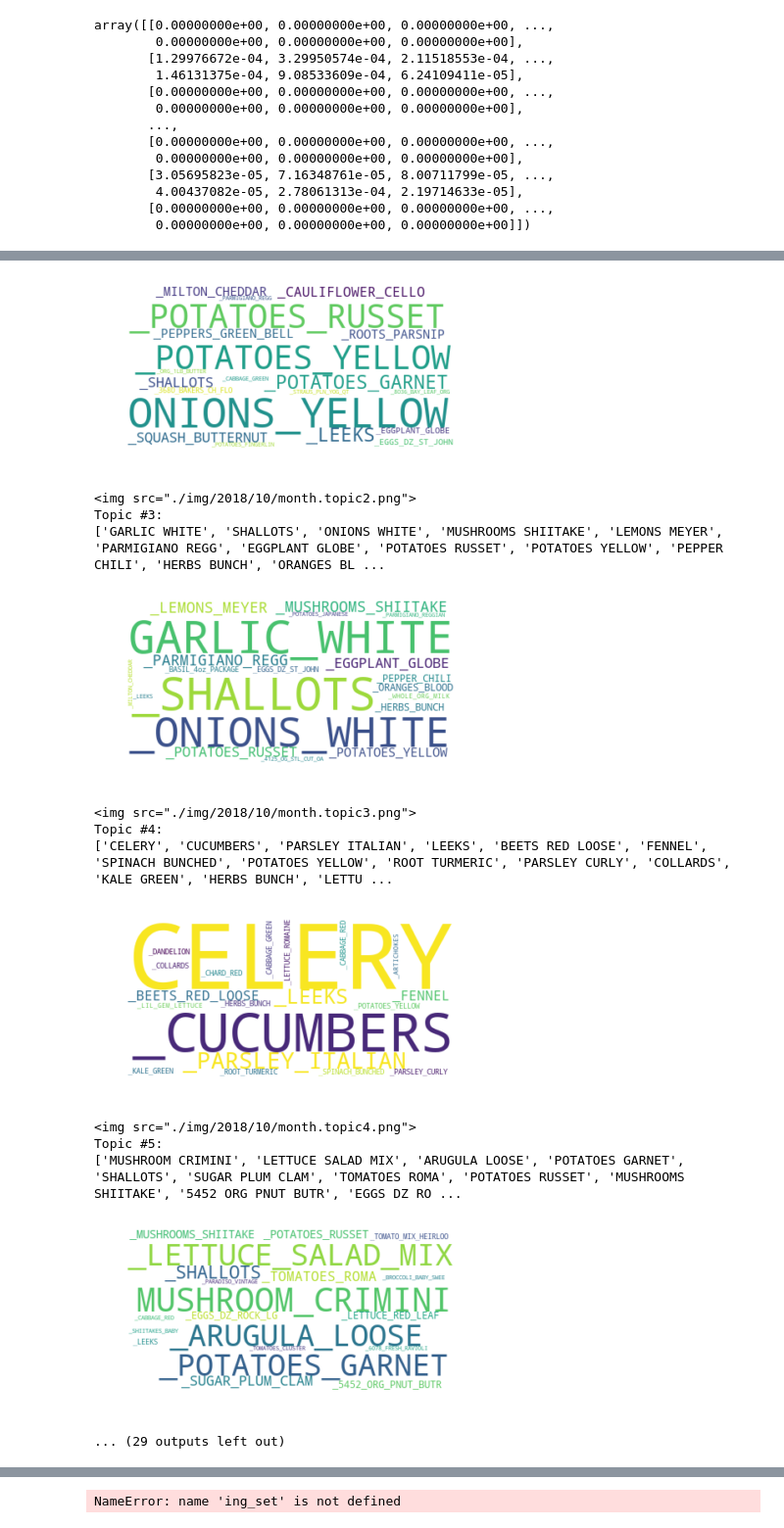
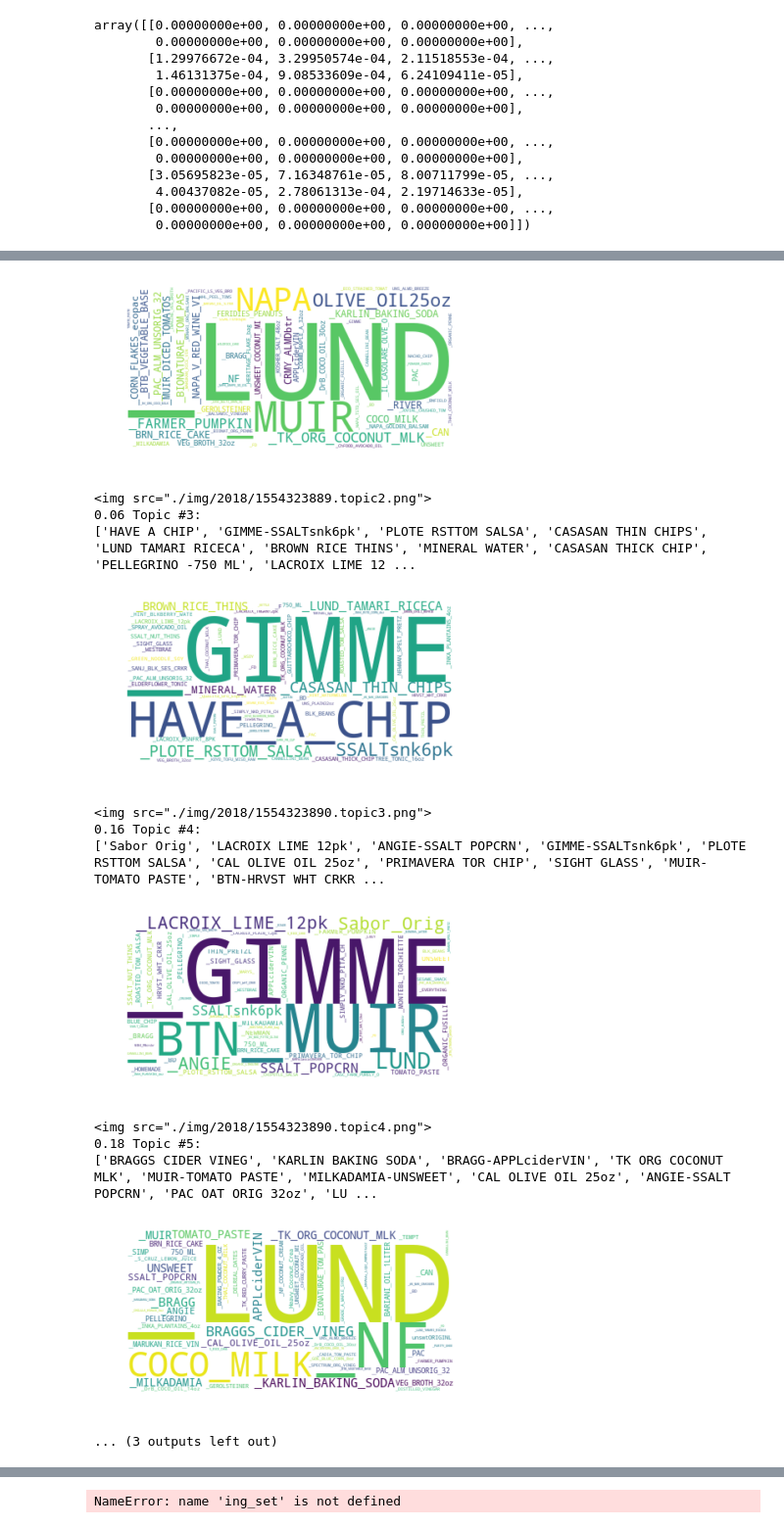
Before and after one commit to pablokimon/Latent_Customers, a Jupyter notebook: 2018monthByBooleanCustomMatrix.ipynb, the cells around one changed output, grey strips where cells are left out. Shown: that part at 98% size. Drawn from its saved outputs; the diff is of its cells as text; code cells hidden in the pictures.

```diff
--- a/2018monthByBooleanCustomMatrix.ipynb
+++ b/2018monthByBooleanCustomMatrix.ipynb
@@ -509,8 +549,9 @@ H.shape
 # %%
 from sklearn.decomposition import LatentDirichletAllocation as LDA
-LDA_model = LDA(n_components=2,max_iter=10)
-LDA_W = model.fit_transform(sparse_matrix)
-LDA_H = model.components_
+model = LDA(n_components=2,max_iter=10)
+W = model.fit_transform(sparse_matrix)
+H = model.components_
+model.n_iter_
 # %%
 H[:,6249]
 # %% [output]
@@ -520,0 +564,3 @@ array([0.        , 0.0003763 , 0.        , 0.        , 0.        ,
+# %%
+for topic in H:
+    print (topic[:-10:-1])
@@ -521,8 +585,12 @@ array([0.        , 0.0003763 , 0.        , 0.        , 0.        ,
+# %%
+file = open("./pickles/items_set.p",'rb')
+items_set = pickle.load(file)
+file.close()
 # %%
 feature_names=list(items_set).copy()
-n_top_words=200
+n_top_words=50
 for topic in H:
-    print(topic.argsort()[:-n_top_words - 1:-1])
-    print ([feature_names[i]for i in topic.argsort()[:-n_top_words - 1:-1]])
+    print(topic.argsort()[:-n_top_words -1:-1])
+    print ([feature_names[i]for i in topic.argsort()[:-n_top_words -1:-1]])
     print()
 # %% [output]
@@ -548,7 +616,7 @@ def print_top_items(model, feature_names, n_top_words):
     topic_dict = defaultdict()
     topics =[]
     for topic_idx, topic in enumerate(model.components_):
-        print("Topic #%d:" % topic_idx)
+        print(topic_strength[topic_idx],"Topic #%d:" % topic_idx)
         #topic_string=(" ".join([feature_names[i]for i in topic.argsort()[:-n_top_words - 1:-1]]))
         topic_string=[feature_names[i]for i in topic.argsort()[:-n_top_words - 1:-1]]
         topic_dict[topic_idx]=topic_string
@@ -564,8 +632,9 @@ def print_top_items(model, feature_names, n_top_words):
         plt.show()
         #plt.savefig('topic%d.png'%topic_idx)
         #plt.close()
-        wordcloud.to_file('./img/2018/10/month.topic%d.png'%topic_idx)
-        print('<img src="./img/2018/10/month.topic%d.png">'%topic_idx)
+        img_time=str(time.time()).split('.')[0]
+        wordcloud.to_file('./img/2018/%s.topic%d.png'%(img_time,topic_idx))
+        print('<img src="./img/2018/%s.topic%d.png">'%(img_time,topic_idx))
     return topic_dict
 topics = print_top_items(model,list(items_set),n_top_words)
 #print("stopwords:",stopwords,"number of topics:",len(topics))
@@ -583,17 +652,17 @@ Topic #2:
-[figure, old version]
+[figure, new version]
-<img src="./img/2018/10/month.topic2.png">
-Topic #3:
-['GARLIC WHITE', 'SHALLOTS', 'ONIONS WHITE', 'MUSHROOMS SHIITAKE', 'LEMONS MEYER', 'PARMIGIANO REGG', 'EGGPLANT GLOBE', 'POTATOES RUSSET', 'POTATOES YELLOW', 'PEPPER CHILI', 'HERBS BUNCH', 'ORANGES BL ...
+<img src="./img/2018/1554323889.topic2.png">
+0.06 Topic #3:
+['HAVE A CHIP', 'GIMME-SSALTsnk6pk', 'PLOTE RSTTOM SALSA', 'CASASAN THIN CHIPS', 'LUND TAMARI RICECA', 'BROWN RICE THINS', 'MINERAL WATER', 'CASASAN THICK CHIP', 'PELLEGRINO -750 ML', 'LACROIX LIME 12 ...
-[figure, old version]
+[figure, new version]
-<img src="./img/2018/10/month.topic3.png">
-Topic #4:
-['CELERY', 'CUCUMBERS', 'PARSLEY ITALIAN', 'LEEKS', 'BEETS RED LOOSE', 'FENNEL', 'SPINACH BUNCHED', 'POTATOES YELLOW', 'ROOT TURMERIC', 'PARSLEY CURLY', 'COLLARDS', 'KALE GREEN', 'HERBS BUNCH', 'LETTU ...
+<img src="./img/2018/1554323890.topic3.png">
+0.16 Topic #4:
+['Sabor Orig', 'LACROIX LIME 12pk', 'ANGIE-SSALT POPCRN', 'GIMME-SSALTsnk6pk', 'PLOTE RSTTOM SALSA', 'CAL OLIVE OIL 25oz', 'PRIMAVERA TOR CHIP', 'SIGHT GLASS', 'MUIR-TOMATO PASTE', 'BTN-HRVST WHT CRKR ...
-[figure, old version]
+[figure, new version]
-<img src="./img/2018/10/month.topic4.png">
-Topic #5:
-['MUSHROOM CRIMINI', 'LETTUCE SALAD MIX', 'ARUGULA LOOSE', 'POTATOES GARNET', 'SHALLOTS', 'SUGAR PLUM CLAM', 'TOMATOES ROMA', 'POTATOES RUSSET', 'MUSHROOMS SHIITAKE', '5452 ORG PNUT BUTR', 'EGGS DZ RO ...
+<img src="./img/2018/1554323890.topic4.png">
+0.18 Topic #5:
+['BRAGGS CIDER VINEG', 'KARLIN BAKING SODA', 'BRAGG-APPLciderVIN', 'TK ORG COCONUT MLK', 'MUIR-TOMATO PASTE', 'MILKADAMIA-UNSWEET', 'CAL OLIVE OIL 25oz', 'ANGIE-SSALT POPCRN', 'PAC OAT ORIG 32oz', 'LU ...
-[figure, old version]
+[figure, new version]
-... (29 outputs left out)
+... (3 outputs left out)
 # %%
 topics3=topics.copy()
 # %%
```
Also changed, not shown: parts of 63 cells of this notebook, 7 other files.
